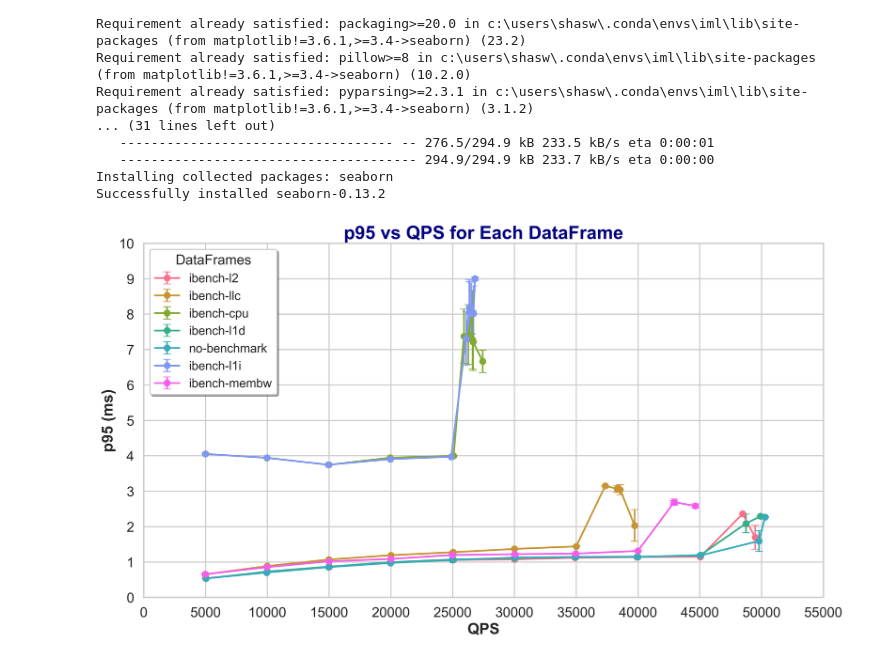
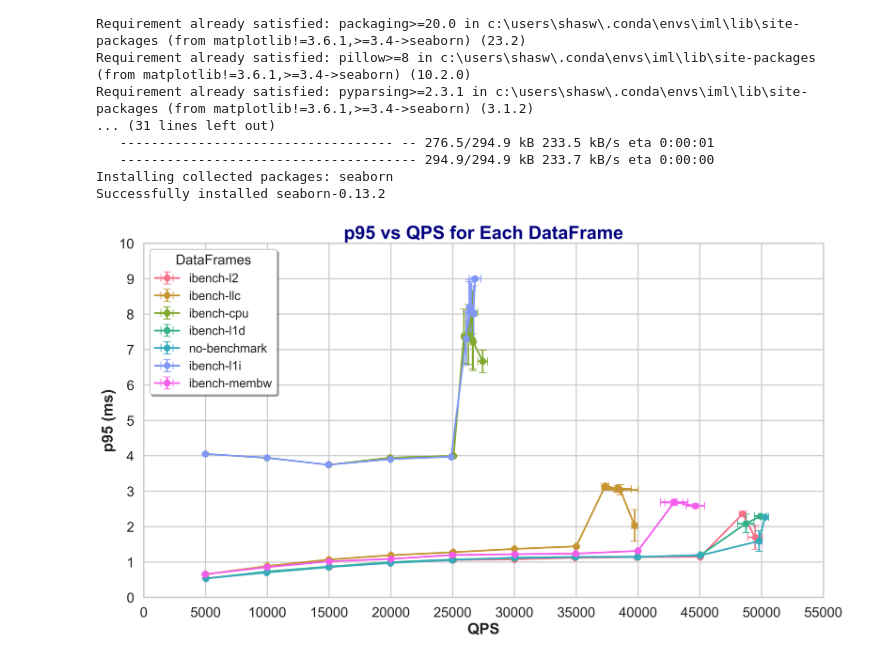
Before and after one commit to NixoN2/cca-2024-016, a Jupyter notebook: Plotting.ipynb, the cells around one changed output. Cells and saved outputs as stored; diff of their text form; code cells hidden in the pictures.

Commit message:
Added x axis error bars in the plot

```diff
--- a/Plotting.ipynb
+++ b/Plotting.ipynb
@@ -59,10 +59,16 @@ for configuration in configurations:
     # Calculate the standard deviation for p95 observations
     df["p95_std"] = df[["p95", "p95_x", "p95_y"]].std(axis=1)
 
+    # Calculate the standard deviation for QPS observations
+    df["QPS_std"] = df[["QPS", "QPS_x", "QPS_y"]].std(axis=1)
+
     # If you prefer to use the Standard Error of the Mean (SEM) as your error bars
     df["p95_sem"] = df["p95_std"] / (1000*np.sqrt(3))
 
-    config_data_dict[configuration] = df[["target", "QPS_avg", "p95_avg", "p95_sem"]]
+    # If you prefer to use the Standard Error of the Mean (SEM) as your error bars
+    df["QPS_sem"] = df["QPS_std"] / (np.sqrt(3))
+
+    config_data_dict[configuration] = df[["target", "QPS_avg", "p95_avg", "p95_sem", "QPS_sem"]]
 # %% [output]
 ['ibench-l2', 'ibench-llc', 'ibench-cpu', 'ibench-l1d', 'no-benchmark', 'ibench-l1i', 'ibench-membw']
 # %%
@@ -255,32 +261,32 @@ plt.figure(figsize=(14, 8), dpi=300)
 
 # Plot each DataFrame with enhanced aesthetics
 for i, (name, df) in enumerate(config_data_dict.items()):
     sorted_df = df.sort_values(by="QPS_avg")
     plt.errorbar(sorted_df["QPS_avg"], sorted_df["p95_avg"], yerr=sorted_df["p95_sem"],
-                 label=name, fmt='-o', elinewidth=2, capsize=5, markersize=8)
+                 xerr = sorted_df["QPS_sem"], label=name, fmt='-o', elinewidth=2, capsize=5, markersize=8)
 
 # Set plot title and labels with customized font sizes
 plt.title("p95 vs QPS for Each DataFrame", fontsize=24, fontweight='bold', color='navy')
 plt.xlabel("QPS", fontsize=20, fontweight='bold')
 plt.ylabel("p95 (ms)", fontsize=20, fontweight='bold')
 
 # Customize tick labels for clarity and aesthetics
 plt.xticks(fontsize=18, ticks=np.arange(0, 55001, 5000))
 plt.yticks(fontsize=18, ticks=np.arange(0, 11, 1))  # Adjusted as per request
 
 # Set the x and y axis limits
 plt.xlim(0, 55000)
 plt.ylim(0, 10)
 
 # Enhance the legend to make it more readable
 plt.legend(title='DataFrames', title_fontsize='18', fontsize=16, loc='upper left', frameon=True, framealpha=1, shadow=True)
 
 # Tight layout for better spacing
 plt.tight_layout()
 
 # Save the figure with high quality
 plt.savefig('plot_seaborn_enhanced_quality.png', dpi=300, bbox_inches='tight')
 
 plt.show()
 # %% [output]
-[figure, old version]
+[figure, new version]
```
Also changed, not shown: parts of 1 cell of this notebook, 1 other file.
